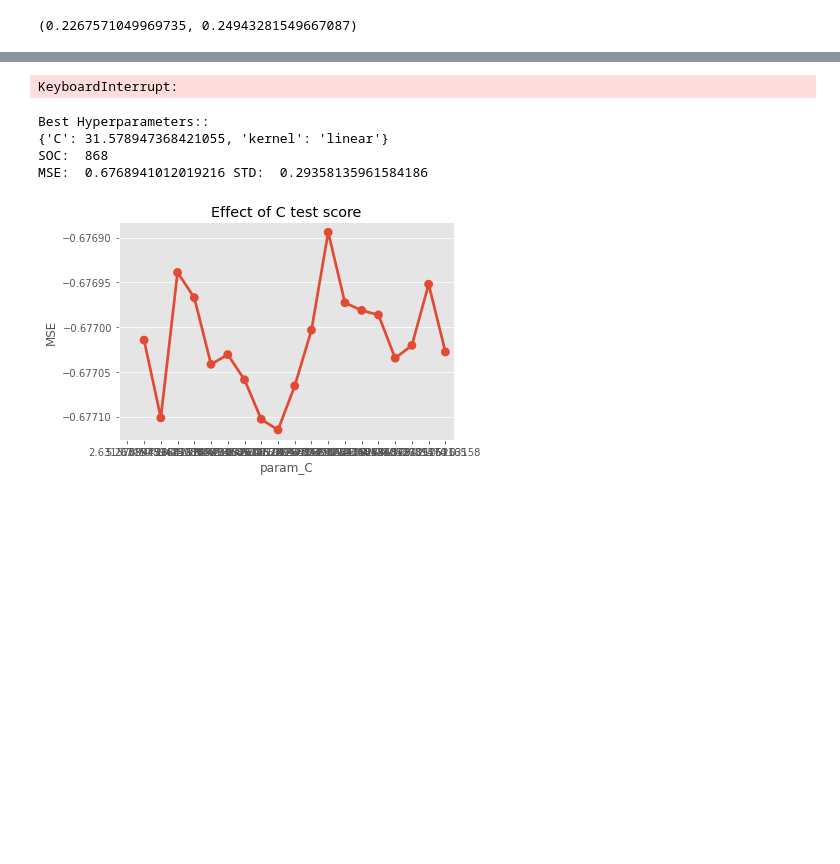
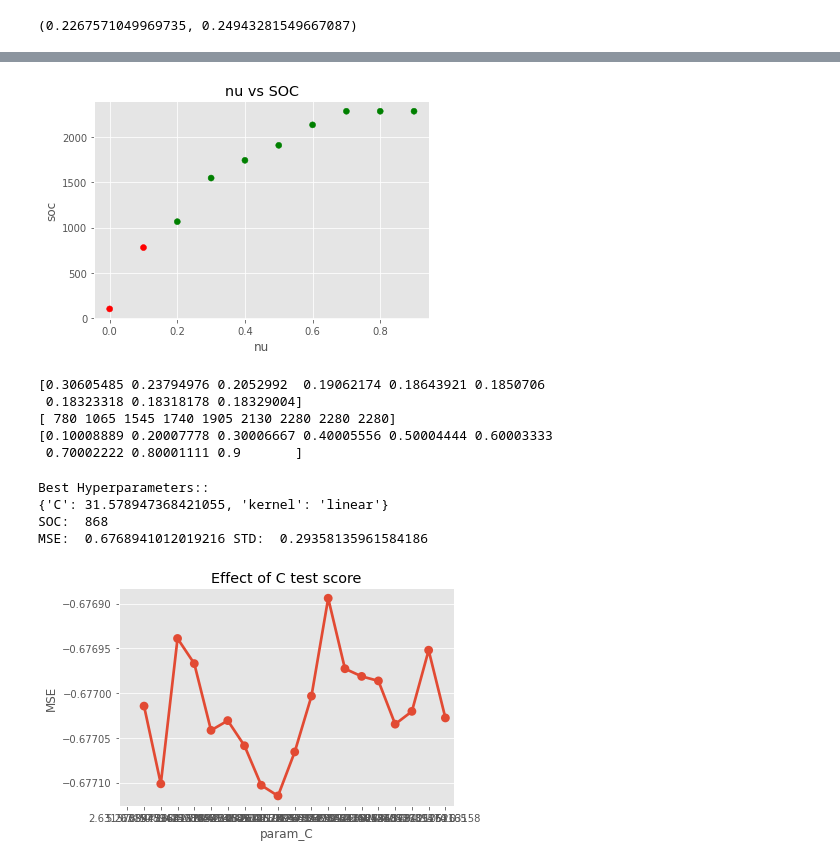
Before and after one commit to Kozeke/interpretable-ml, a Jupyter notebook: Notebooks/Servo_SVR.ipynb, the cells around one changed output, grey strips where cells are left out. Saved outputs shown, nothing was run; the diff lists cells and outputs as text; code cells hidden in the pictures; blank space fills up the shorter version.

```diff
--- a/Notebooks/Servo_SVR.ipynb
+++ b/Notebooks/Servo_SVR.ipynb
@@ -304,45 +300,51 @@ print(Cs[mask])
 # %%
-nu_range = np.linspace(0.0001,0.9,100)
+nu_range = np.linspace(0.0001,0.9,10)
 socs = []
 mses = []
 nus = []
 
 for nu in nu_range:
-#     model = NuSVR(nu=nu,C=46.41588833612773, gamma=0.21544346900318823, kernel='rbf')
-    model = NuSVR(nu=nu,C=1000, gamma=0.46415888336127775, kernel='rbf')
+    model = NuSVR(nu=nu,C=46.41588833612773, gamma=0.21544346900318823, kernel='rbf')
+#     model = NuSVR(nu=nu,C=1000, gamma=0.46415888336127775, kernel='rbf')
     mse = cross_val_score(model,X,y,cv=cv,scoring=acc_metric)
 
     std=np.std(mse)
     mse=np.abs(np.mean(mse))
 
     model.fit(X,y)
 
     if mse <= minRMSE * 1.1 or True:
         socs.append(model.n_support_[0]*(3*k+3))
         mses.append(mse)
         nus.append(nu)
 
 colors = []
 for mse in mses:
     if mse > minRMSE * 1.1:
         colors.append('red')
     else:
         colors.append('green')
 
 plt.title("nu vs SOC")
 plt.scatter(nus,socs,c=colors)
 plt.xlabel('nu')
 plt.ylabel('soc')
 plt.show()
 # %% [output]
-KeyboardInterrupt:
+[figure, added]
 # %%
 errors=np.asarray(mses)
 socs=np.asarray(socs)
-mask=errors <= minRMSE * 1.1
+mask=errors <= minRMSE * 1.5
 print(errors[mask])
 print(socs[mask])
 print(nu_range[mask])
+# %% [output]
+[0.30605485 0.23794976 0.2052992  0.19062174 0.18643921 0.1850706
+ 0.18323318 0.18318178 0.18329004]
+[ 780 1065 1545 1740 1905 2130 2280 2280 2280]
+[0.10008889 0.20007778 0.30006667 0.40005556 0.50004444 0.60003333
+ 0.70002222 0.80001111 0.9       ]
 # %%
 params = {'C':np.linspace(0,50,20),
           'kernel':['linear']}
```
Also changed, not shown: parts of 5 cells of this notebook, 24 other files.
